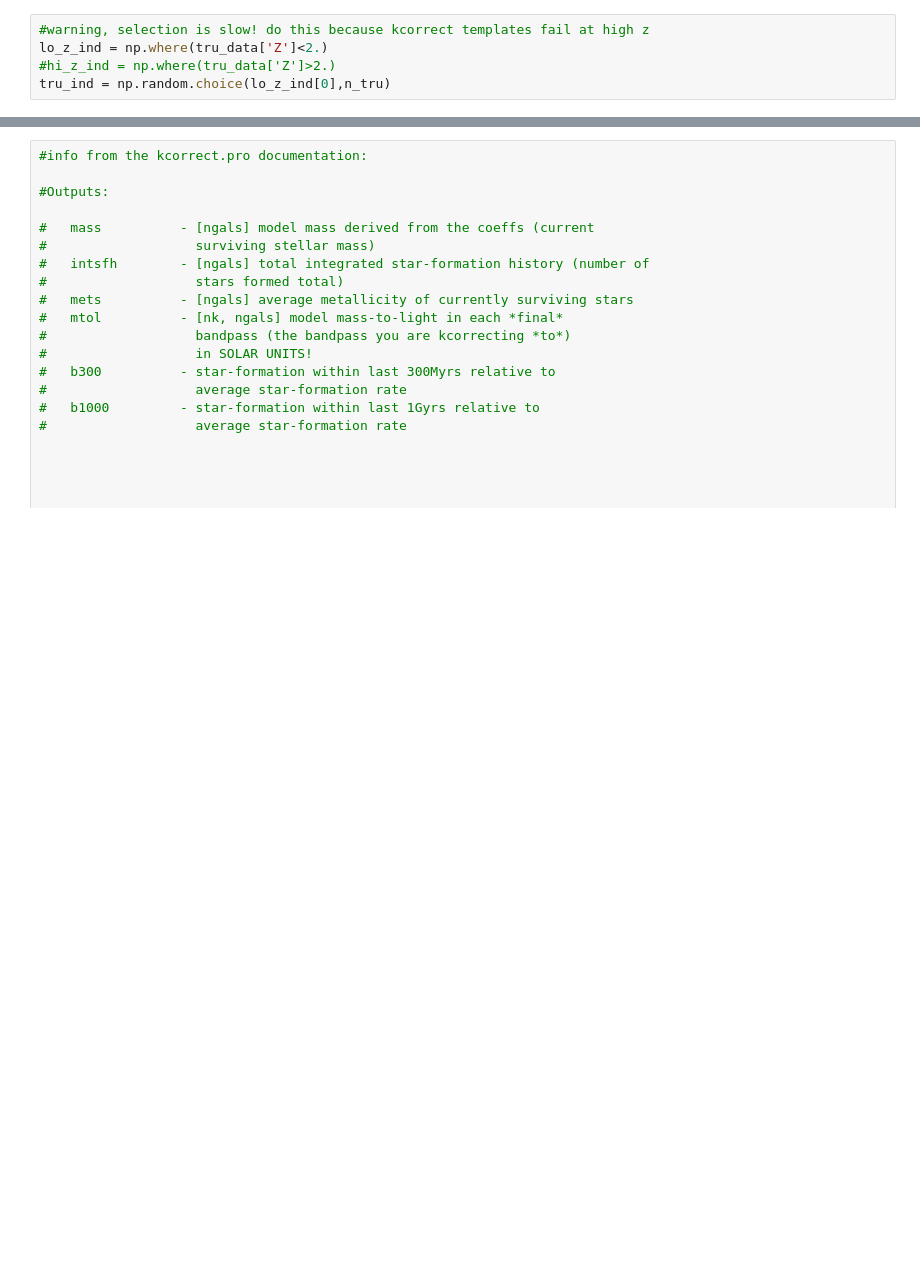
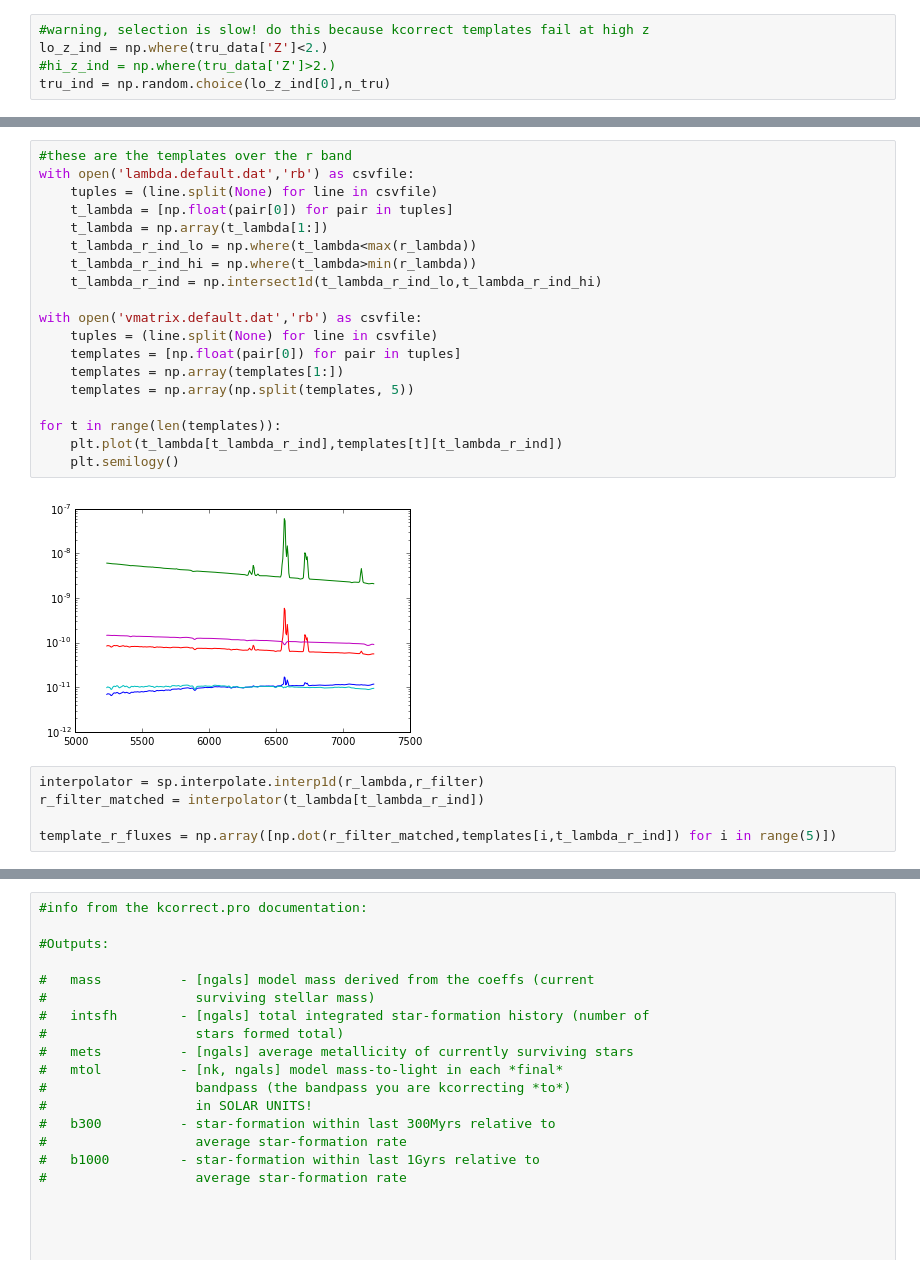
Before and after one commit to aimalz/pretzal, a Jupyter notebook: data-exploration.ipynb, the cells around one changed output, grey strips where cells are left out. Saved outputs shown, nothing was run; the diff lists cells and outputs as text; blank space fills up the shorter version.

```diff
--- a/data-exploration.ipynb
+++ b/data-exploration.ipynb
@@ -50,0 +95,26 @@ tru_ind = np.random.choice(lo_z_ind[0],n_tru)
+# %%
+#these are the templates over the r band
+with open('lambda.default.dat','rb') as csvfile:
+    tuples = (line.split(None) for line in csvfile)
+    t_lambda = [np.float(pair[0]) for pair in tuples]
+    t_lambda = np.array(t_lambda[1:])
+    t_lambda_r_ind_lo = np.where(t_lambda<max(r_lambda))
+    t_lambda_r_ind_hi = np.where(t_lambda>min(r_lambda))
+    t_lambda_r_ind = np.intersect1d(t_lambda_r_ind_lo,t_lambda_r_ind_hi)
+
+with open('vmatrix.default.dat','rb') as csvfile:
+    tuples = (line.split(None) for line in csvfile)
+    templates = [np.float(pair[0]) for pair in tuples]
+    templates = np.array(templates[1:])
+    templates = np.array(np.split(templates, 5))
+
+for t in range(len(templates)):
+    plt.plot(t_lambda[t_lambda_r_ind],templates[t][t_lambda_r_ind])
+    plt.semilogy()
+# %% [output]
+[figure, added]
+# %%
+interpolator = sp.interpolate.interp1d(r_lambda,r_filter)
+r_filter_matched = interpolator(t_lambda[t_lambda_r_ind])
+
+template_r_fluxes = np.array([np.dot(r_filter_matched,templates[i,t_lambda_r_ind]) for i in range(5)])
```
Also changed, not shown: parts of 13 cells of this notebook.
